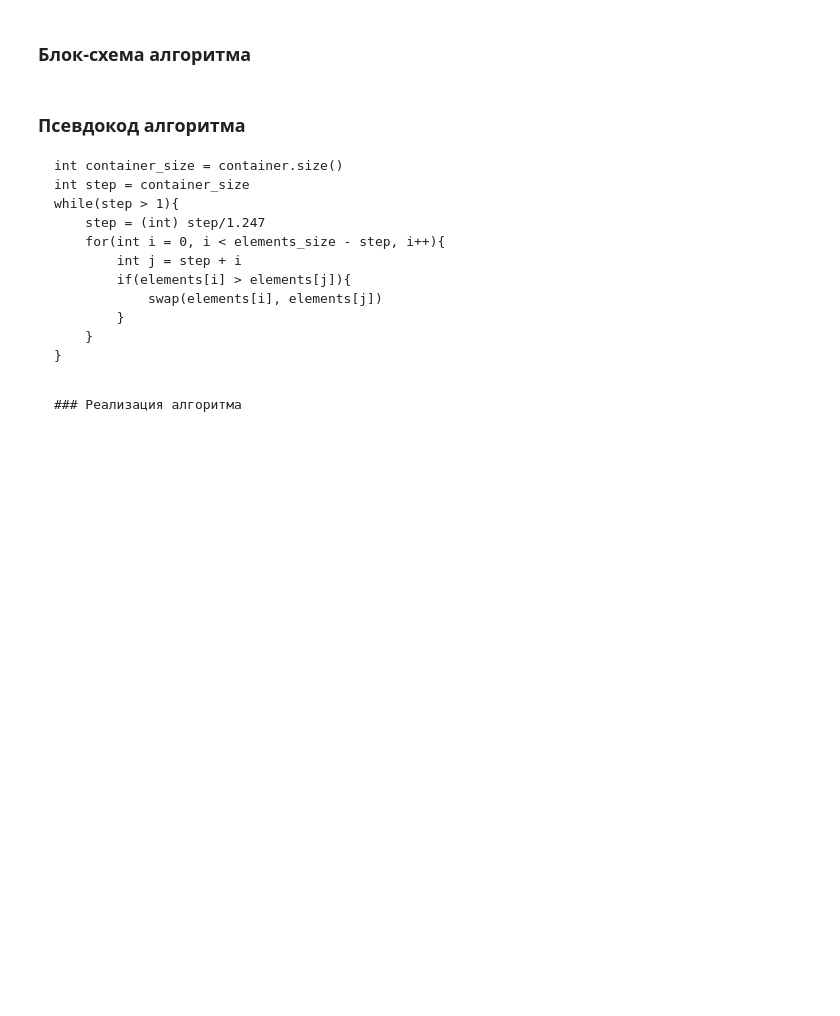
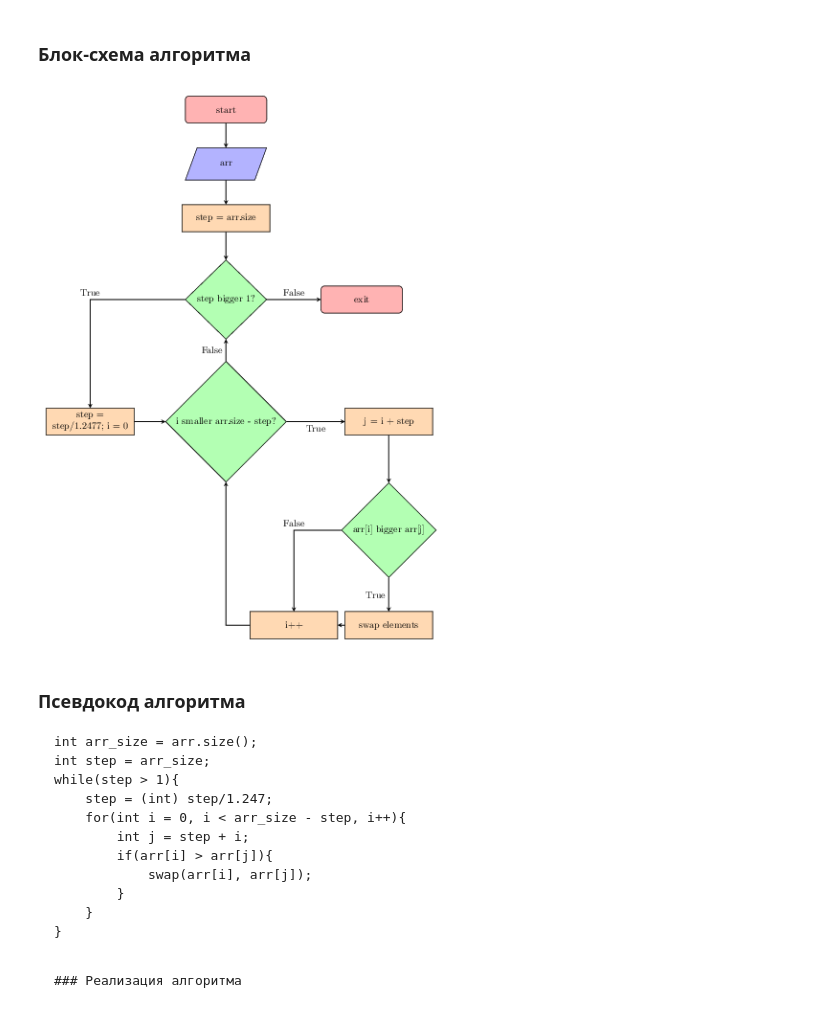
Before and after one commit to askras/ads, a Jupyter notebook: lab/lab01/lab_01_6_Bolshedvorskii/lab01_6_Bolshedvorskii.ipynb, the cells around one changed output. Cells and saved outputs as stored; diff of their text form; code cells hidden in the pictures; blank space fills up the shorter version.

Commit message:
Write block diagram

````diff
--- a/lab/lab01/lab_01_6_Bolshedvorskii/lab01_6_Bolshedvorskii.ipynb
+++ b/lab/lab01/lab_01_6_Bolshedvorskii/lab01_6_Bolshedvorskii.ipynb
@@ -40,18 +40,24 @@ from typing import List, Tuple
 Сортировка расчёской называется так из-за того, что мы как бы расчёсываем массив сначала широким гребнем (большой шаг), потом гребнем поменьше (шаг поменьше). В конце шаг равен единице, как в пузырьковой сортировке.
 # %% [markdown]
 ### Блок-схема алгоритма
+# %%
+from wand.image import Image as WImage
+img = WImage(filename='./img/block_diagram.pdf')
+img
+# %% [output]
+[figure, added]
 # %% [markdown]
 ### Псевдокод алгоритма
 
 ```
-int container_size = container.size()
-int step = container_size
+int arr_size = arr.size();
+int step = arr_size;
 while(step > 1){
-    step = (int) step/1.247
-    for(int i = 0, i < elements_size - step, i++){
-        int j = step + i
-        if(elements[i] > elements[j]){
-            swap(elements[i], elements[j])
+    step = (int) step/1.247;
+    for(int i = 0, i < arr_size - step, i++){
+        int j = step + i;
+        if(arr[i] > arr[j]){
+            swap(arr[i], arr[j]);
         }
     }
 }
````
Also changed, not shown: parts of 2 cells of this notebook, 2 other files.
